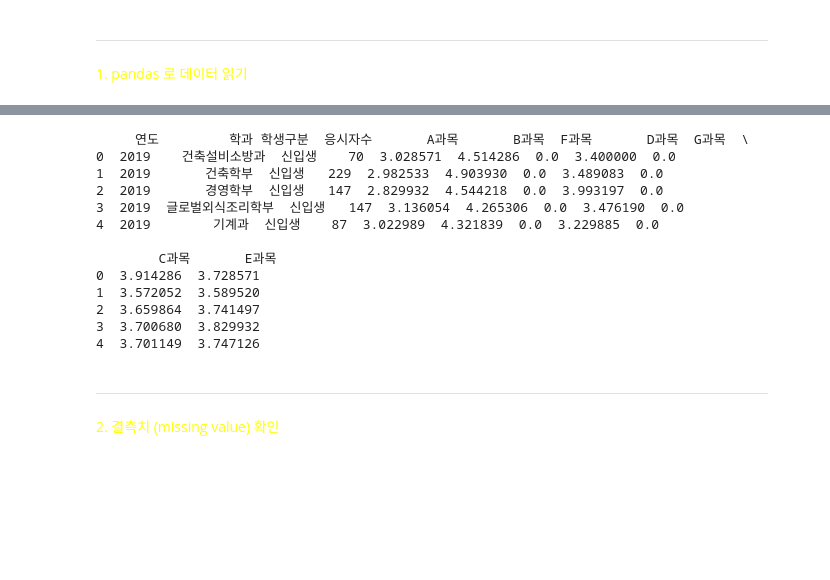
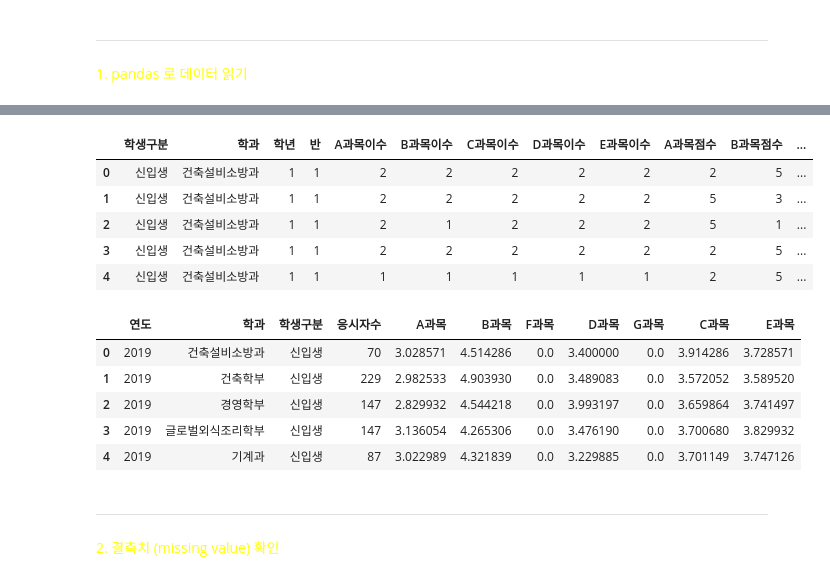
Before and after one commit to r2d2-k3po/proj1nb, a Jupyter notebook: 2_preliminary.ipynb, the cells around one changed output, grey strips where cells are left out. Cells and saved outputs as stored; diff of their text form; code cells hidden in the pictures; blank space fills up the shorter version.

```diff
--- a/2_preliminary.ipynb
+++ b/2_preliminary.ipynb
@@ -26,19 +10,21 @@ print(df19.head())
-# %%
-print(df15.head())
-# %% [output]
-     연도         학과 학생구분  응시자수       A과목       B과목  F과목       D과목  G과목  \
-0  2019    건축설비소방과  신입생    70  3.028571  4.514286  0.0  3.400000  0.0
-1  2019       건축학부  신입생   229  2.982533  4.903930  0.0  3.489083  0.0
-2  2019       경영학부  신입생   147  2.829932  4.544218  0.0  3.993197  0.0
-3  2019  글로벌외식조리학부  신입생   147  3.136054  4.265306  0.0  3.476190  0.0
-4  2019        기계과  신입생    87  3.022989  4.321839  0.0  3.229885  0.0
-
-        C과목       E과목
-0  3.914286  3.728571
-1  3.572052  3.589520
-2  3.659864  3.741497
-3  3.700680  3.829932
-4  3.701149  3.747126
+# %%
+df19.head()
+# %% [output]
+|  | 학생구분 | 학과 | 학년 | 반 | A과목이수 | B과목이수 | C과목이수 | D과목이수 | E과목이수 | A과목점수 | B과목점수 | ... |
+| 0 | 신입생 | 건축설비소방과 | 1 | 1 | 2 | 2 | 2 | 2 | 2 | 2 | 5 | ... |
+| 1 | 신입생 | 건축설비소방과 | 1 | 1 | 2 | 2 | 2 | 2 | 2 | 5 | 3 | ... |
+| 2 | 신입생 | 건축설비소방과 | 1 | 1 | 2 | 1 | 2 | 2 | 2 | 5 | 1 | ... |
+| 3 | 신입생 | 건축설비소방과 | 1 | 1 | 2 | 2 | 2 | 2 | 2 | 2 | 5 | ... |
+| 4 | 신입생 | 건축설비소방과 | 1 | 1 | 1 | 1 | 1 | 1 | 1 | 2 | 5 | ... |
+# %%
+df15.head()
+# %% [output]
+|  | 연도 | 학과 | 학생구분 | 응시자수 | A과목 | B과목 | F과목 | D과목 | G과목 | C과목 | E과목 |
+| 0 | 2019 | 건축설비소방과 | 신입생 | 70 | 3.028571 | 4.514286 | 0.0 | 3.400000 | 0.0 | 3.914286 | 3.728571 |
+| 1 | 2019 | 건축학부 | 신입생 | 229 | 2.982533 | 4.903930 | 0.0 | 3.489083 | 0.0 | 3.572052 | 3.589520 |
+| 2 | 2019 | 경영학부 | 신입생 | 147 | 2.829932 | 4.544218 | 0.0 | 3.993197 | 0.0 | 3.659864 | 3.741497 |
+| 3 | 2019 | 글로벌외식조리학부 | 신입생 | 147 | 3.136054 | 4.265306 | 0.0 | 3.476190 | 0.0 | 3.700680 | 3.829932 |
+| 4 | 2019 | 기계과 | 신입생 | 87 | 3.022989 | 4.321839 | 0.0 | 3.229885 | 0.0 | 3.701149 | 3.747126 |
 # %% [markdown]
 ------------------------------------
 <span style="color:yellow">2. 결측치 (missing value) 확인</span>
```
Also changed, not shown: parts of 21 cells of this notebook, 1 other file.
